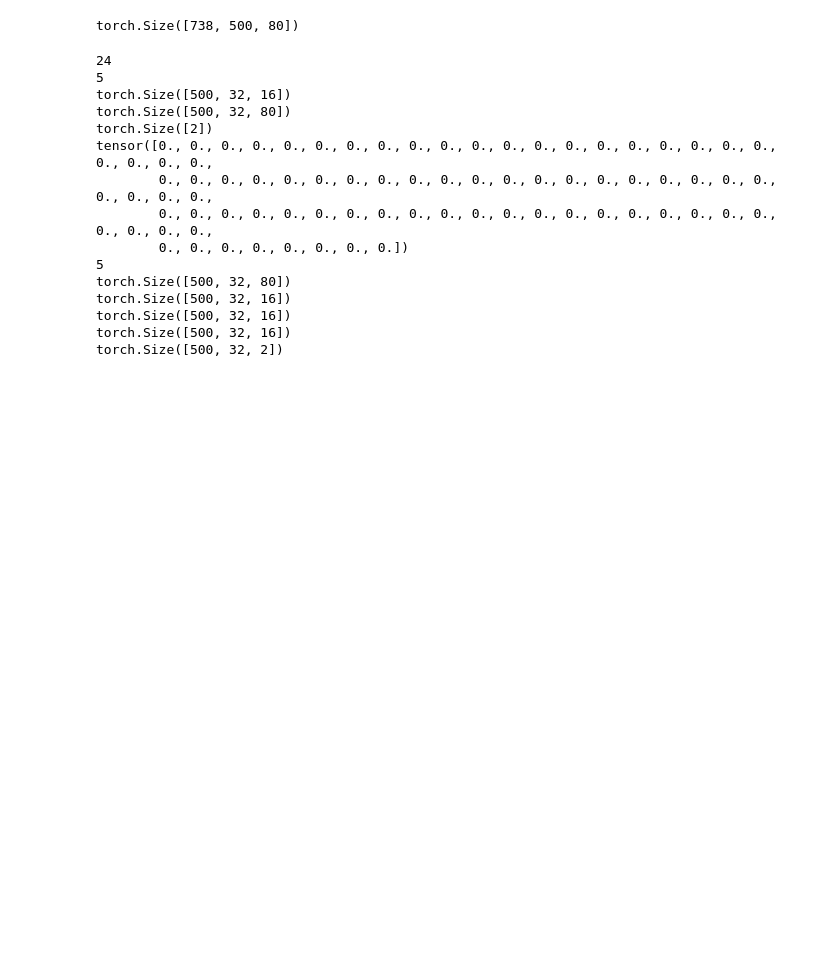
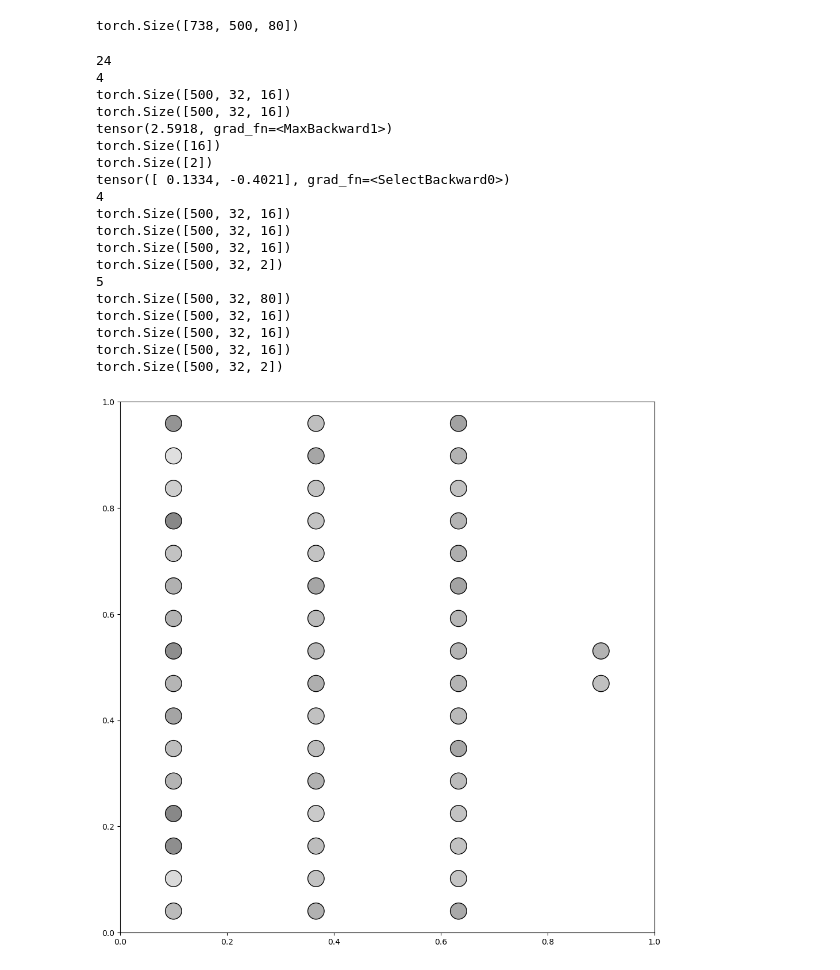
Before and after one commit to MighettoWasTaken/exploring_snn_architecture, a Jupyter notebook: animations.ipynb, the cells around one changed output. Drawn from its saved outputs; the diff is of its cells as text; code cells hidden in the pictures; blank space fills up the shorter version.

Commit message:
animations modified to color neurons based on membrain potential

```diff
--- a/animations.ipynb
+++ b/animations.ipynb
@@ -439,25 +445,36 @@ spike_count, model_predictions, f1_score, accuracy, spike_history = eval_loop(ev
 # %%
-print(len(spike_history))
-print(len(spike_history[0]))
-print(spike_history[0][1].size())
-print(spike_history[4][0].size())
-print(spike_history[0][4][1][0].size())
-print(spike_history[0][0][2][0])
+print(len(mem_hist))
+print(len(mem_hist[0]))
+print(mem_hist[0][1].size())
+print(mem_hist[3][0].size())
+print(torch.max(mem_hist[1][0]))
+print(spike_history[3][1][1][0].size())
+print(mem_hist[0][3][1][0].size())
+print(mem_hist[0][3][2][4])
 
 hist_to_animate = spike_history[0:][0:][0:][0]
+mem_hist_to_animate = mem_hist[0:][0:][0:][0]
+print(len(mem_hist_to_animate))
+for item in mem_hist_to_animate:
+    print(item.size())
+
 print(len(hist_to_animate))
 for item in hist_to_animate:
     print(item.size())
 # %% [output]
 24
-5
+4
 torch.Size([500, 32, 16])
-torch.Size([500, 32, 80])
+torch.Size([500, 32, 16])
+tensor(2.5918, grad_fn=<MaxBackward1>)
+torch.Size([16])
 torch.Size([2])
-tensor([0., 0., 0., 0., 0., 0., 0., 0., 0., 0., 0., 0., 0., 0., 0., 0., 0., 0., 0., 0., 0., 0., 0., 0.,
-        0., 0., 0., 0., 0., 0., 0., 0., 0., 0., 0., 0., 0., 0., 0., 0., 0., 0., 0., 0., 0., 0., 0., 0.,
-        0., 0., 0., 0., 0., 0., 0., 0., 0., 0., 0., 0., 0., 0., 0., 0., 0., 0., 0., 0., 0., 0., 0., 0.,
-        0., 0., 0., 0., 0., 0., 0., 0.])
+tensor([ 0.1334, -0.4021], grad_fn=<SelectBackward0>)
+4
+torch.Size([500, 32, 16])
+torch.Size([500, 32, 16])
+torch.Size([500, 32, 16])
+torch.Size([500, 32, 2])
 5
 torch.Size([500, 32, 80])
 torch.Size([500, 32, 16])
@@ -469,7 +486,7 @@ torch.Size([500, 32, 2])
 from matplotlib import animation
 import matplotlib
 #matplotlib.use('TkAgg')
-def draw_neural_net(ax, left, right, bottom, top, layer_sizes, spike_history):
+def draw_neural_net(ax, left, right, bottom, top, layer_sizes, spike_history, mem_hist):
     '''
     Draw a neural network cartoon using matplotilb.
 
@@ -502,42 +519,51 @@ def draw_neural_net(ax, left, right, bottom, top, layer_sizes, spike_history):
         layer_top = v_spacing*(layer_size - 1)/2. + (top + bottom)/2.
         for m in range(layer_size):
             circle = plt.Circle((n*h_spacing + left, layer_top - m*v_spacing), v_spacing/4.,
-                                color='w', ec='k', zorder=4)
+                                color=str(mem_hist[n][m].item()), ec='k', zorder=4)
             ax.add_artist(circle)
 
     # Edges
     for n, (layer_size_a, layer_size_b) in enumerate(zip(layer_sizes[:-1], layer_sizes[1:])):
         layer_top_a = v_spacing*(layer_size_a - 1)/2. + (top + bottom)/2.
         layer_top_b = v_spacing*(layer_size_b - 1)/2. + (top + bottom)/2.
         for m in range(layer_size_a):
             if(spike_history[n][m] == 1):
                 for o in range(layer_size_b):
                     line = plt.Line2D([n*h_spacing + left, (n + 1)*h_spacing + left],
                                     [layer_top_a - m*v_spacing, layer_top_b - o*v_spacing], c='k')
                     ax.add_artist(line)
 
 
 
 fig, ax = plt.subplots(figsize=(12, 12))
 #plt.title("snn animation")
-def draw_frame(ax, spike_history, i, batch_elem=0):
+def draw_frame(ax, spike_history, mem_hist, i, batch_elem=0):
     frame = []
     for layer in spike_history:
         frame.append(layer[i][batch_elem])
 
+    membrain_frame = []
+    for layer in mem_hist:
+        val = (layer[i][batch_elem] + 1) / 3.5
+        val = torch.clamp(val, min=0, max=1)
+        val = 1 - val
+        membrain_frame.append(val)
+
     #print(len(frame[1:]))
     #print(frame[1].size())
     frame = frame[1:]
-    draw_neural_net(ax, .1, .9, .01, .99, [num_hidden, num_hidden, num_hidden, num_outputs], spike_history=frame)
+    draw_neural_net(ax, .1, .9, .01, .99, [num_hidden, num_hidden, num_hidden, num_outputs], spike_history=frame, mem_hist=membrain_frame)
     #print(frame)
 
 
 def animate(i):
-    draw_frame(ax, hist_to_animate, i, batch_elem=0)
+    draw_frame(ax, hist_to_animate, mem_hist_to_animate, i, batch_elem=0)
 
 anim = animation.FuncAnimation(fig, func=animate, frames=range(num_steps))
-anim.save("animation.gif", writer="pillow", fps=5)
+anim.save("animation_mem.gif", writer="pillow", fps=2)
 #animate(0)
+# %% [output]
+[figure, added]
 # %%
 fig, ax = plt.subplots(figsize=(8, 6))
 print(spike_count)
```
Also changed, not shown: parts of 12 cells of this notebook, 1 other file.
